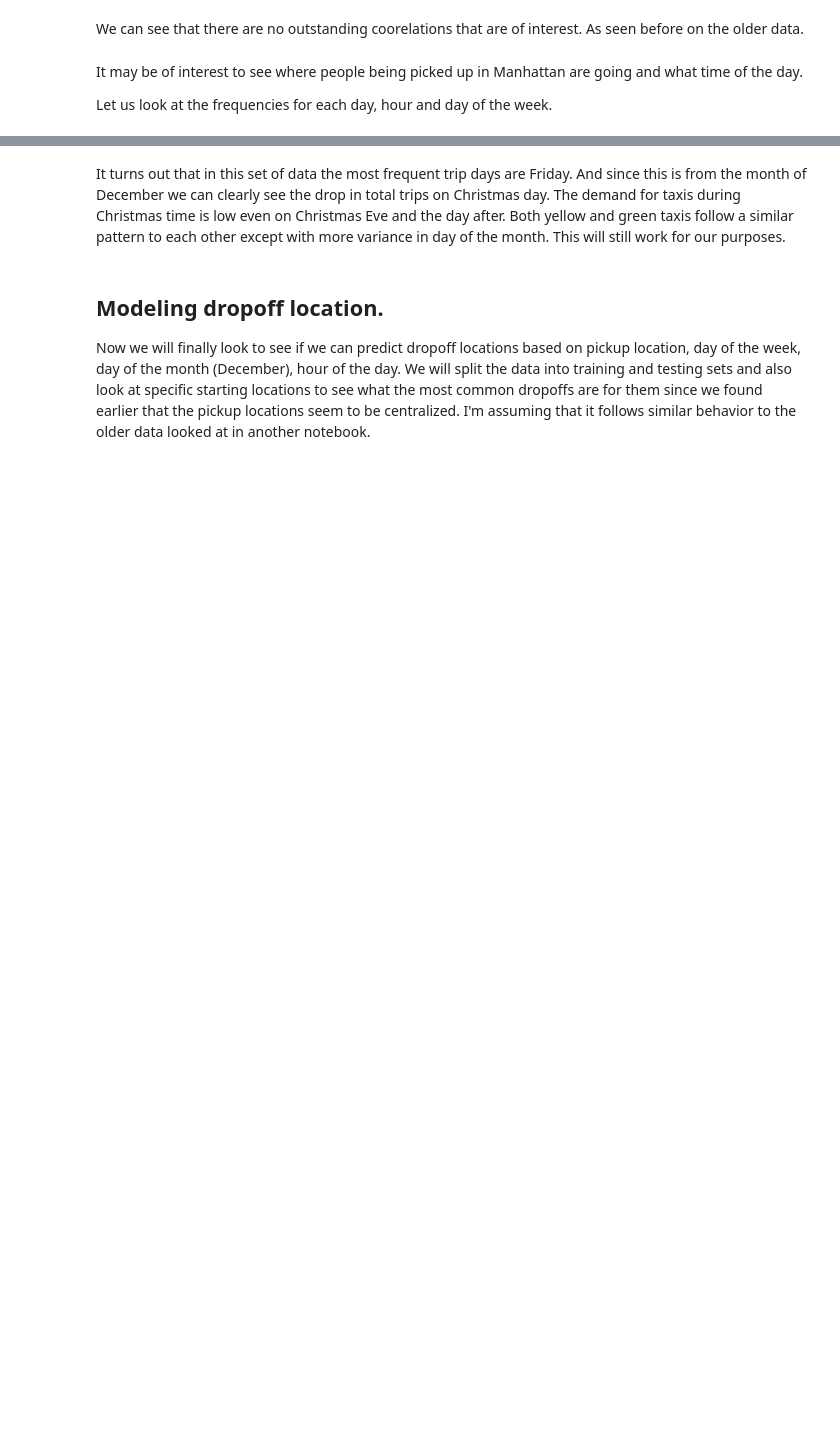
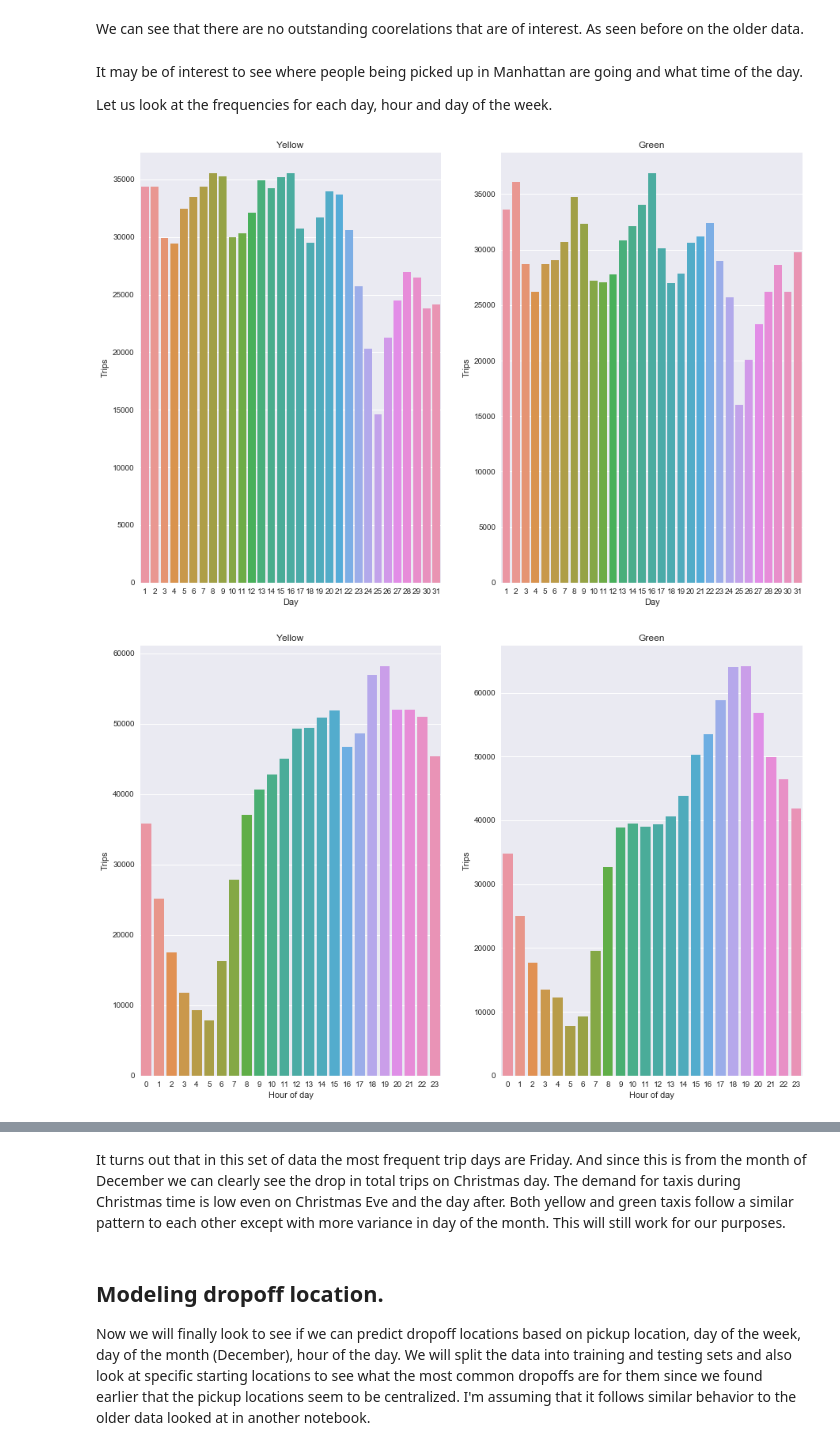
Before and after one commit to agentturbo1/Crazy-Taxi-IRL, a Jupyter notebook: Cleaning and Location Prediction Modeling.ipynb, the cells around one changed output, grey strips where cells are left out. Drawn from its saved outputs; the diff is of its cells as text; code cells hidden in the pictures; blank space fills up the shorter version.

```diff
--- a/Cleaning and Location Prediction Modeling.ipynb
+++ b/Cleaning and Location Prediction Modeling.ipynb
@@ -261,31 +269,44 @@ Let us look at the frequencies for each day, hour and day of the week.
 # %%
 fig = plt.figure()
 fig.add_subplot(1,2,1)
 sns.countplot(x=yellow_data['trip_dayofmonth'])
 fig.add_subplot(1,2,2)
 sns.countplot(x=green_data['trip_dayofmonth'])
 fig.axes[0].set_title('Yellow')
 fig.axes[1].set_title('Green')
 for ax in fig.axes:
     ax.set(xlabel="Day", ylabel="Trips")
 
 fig = plt.figure()
 fig.add_subplot(1,2,1)
-sns.countplot(x=yellow_data['trip_hourofday'])
+sns.countplot(x=yellow_data['trip_DO_hourofday'])
 fig.add_subplot(1,2,2)
-sns.countplot(x=green_data['trip_hourofday'])
+sns.countplot(x=green_data['trip_DO_hourofday'])
+fig.axes[0].set_title('Yellow')
+fig.axes[1].set_title('Green')
+for ax in fig.axes:
+    ax.set(xlabel='Hour of day',ylabel='Trips')
+
+fig = plt.figure()
+fig.add_subplot(1,2,1)
+sns.countplot(x=yellow_data['trip_PU_hourofday'])
+fig.add_subplot(1,2,2)
+sns.countplot(x=green_data['trip_PU_hourofday'])
 fig.axes[0].set_title('Yellow')
 fig.axes[1].set_title('Green')
 for ax in fig.axes:
     ax.set(xlabel='Hour of day',ylabel='Trips')
 
 fig = plt.figure()
 fig.add_subplot(1,2,1)
 sns.countplot(x=yellow_data['trip_dayofweek'])
 fig.add_subplot(1,2,2)
 sns.countplot(x=green_data['trip_dayofweek'])
 fig.axes[0].set_title('Yellow')
 fig.axes[1].set_title('Green')
 for ax in fig.axes:
     ax.set(xlabel="Day of week", ylabel="Trips")
     ax.set_xticklabels(list(calendar.day_name));
+# %% [output]
+[figure, added]
+[figure, added]
```
Also changed, not shown: parts of 14 cells of this notebook.
